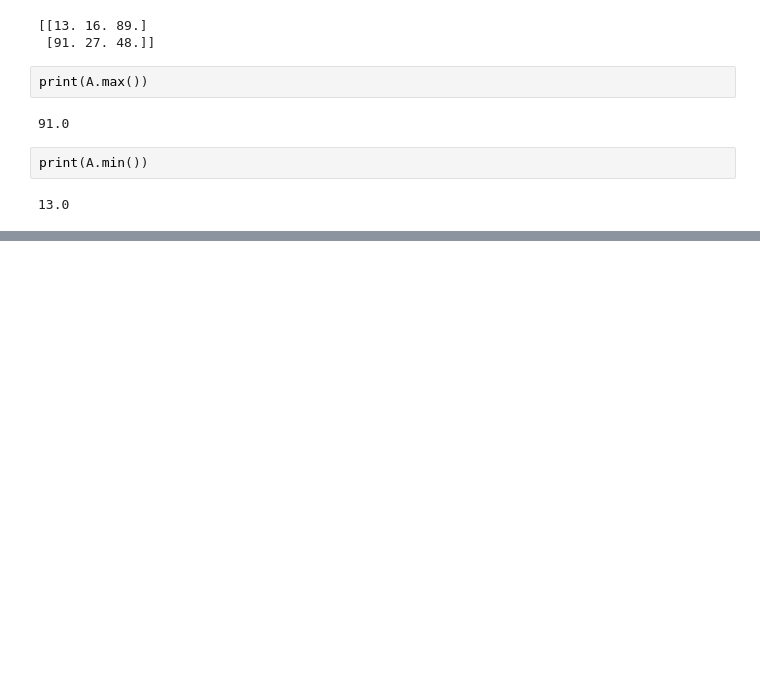
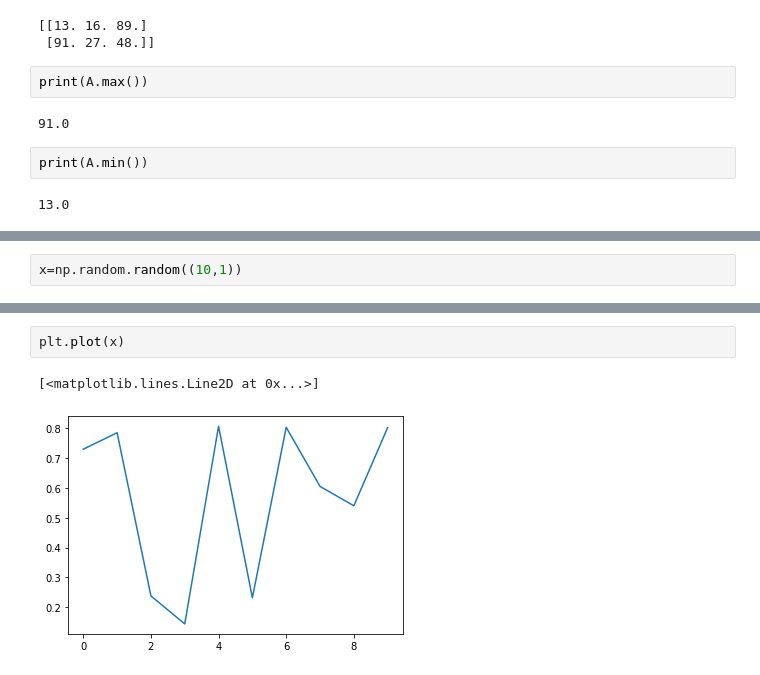
Before and after one commit to Debdeep-Goswami/Python3, a Jupyter notebook: PythonBasicDataTypes.ipynb, the cells around one changed output, grey strips where cells are left out. Saved outputs shown, nothing was run; the diff lists cells and outputs as text; blank space fills up the shorter version.

```diff
--- a/PythonBasicDataTypes.ipynb
+++ b/PythonBasicDataTypes.ipynb
@@ -641,0 +646,2 @@ print(A.min())
+# %%
+x=np.random.random((10,1))
@@ -641,0 +661,5 @@ print(A.min())
+# %%
+plt.plot(x)
+# %% [output]
+[<matplotlib.lines.Line2D at 0x...>]
+[figure, added]
```
Also changed, not shown: parts of 7 cells of this notebook.
